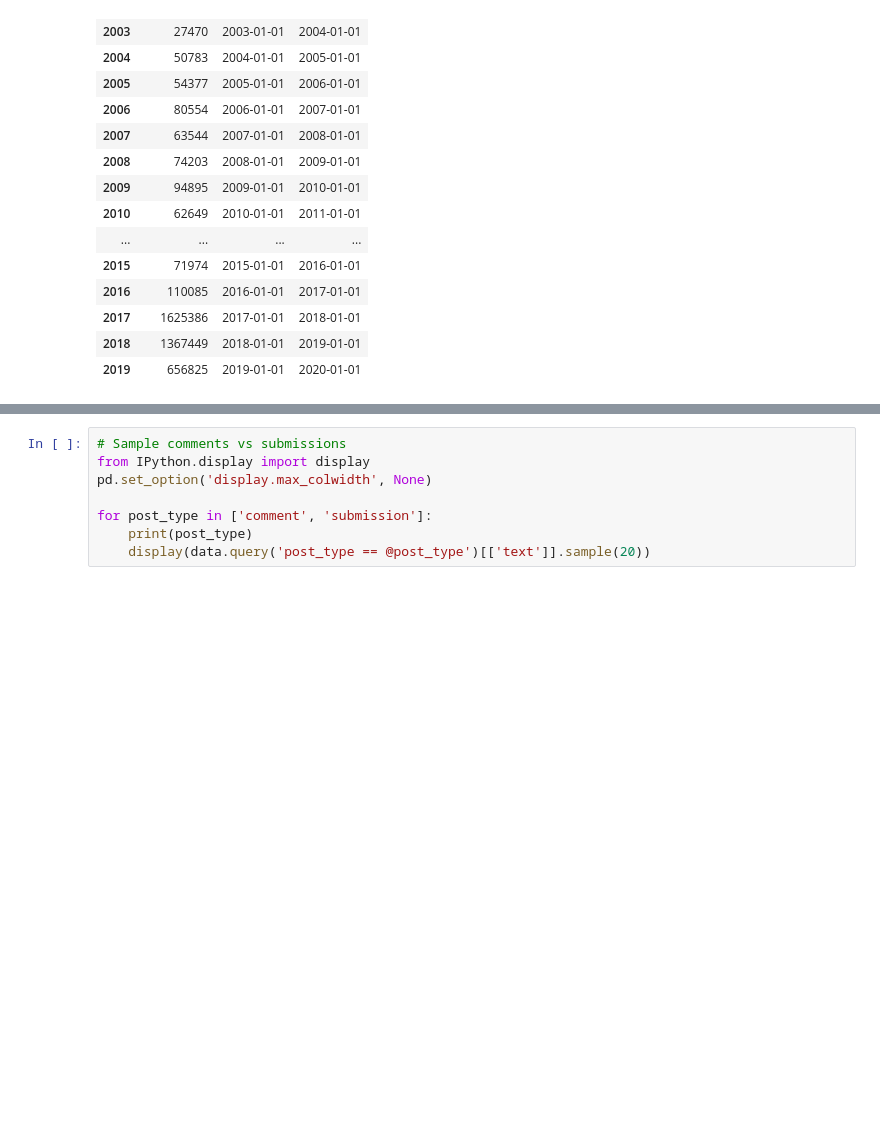
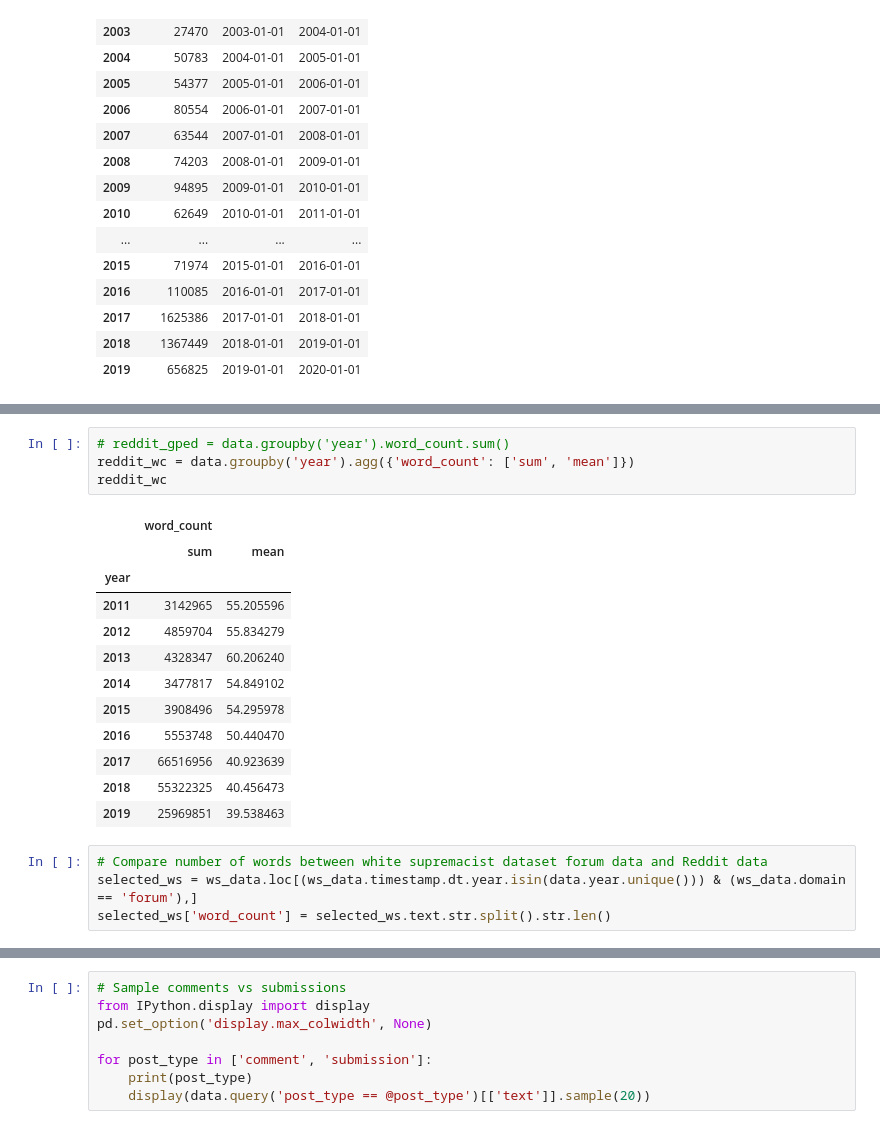
Before and after one commit to michaelmilleryoder/white_supremacist_lang, a Jupyter notebook: jupyter/neutral_data.ipynb, the cells around one changed output, grey strips where cells are left out. Cells and saved outputs as stored; diff of their text form; blank space fills up the shorter version.

```diff
--- a/jupyter/neutral_data.ipynb
+++ b/jupyter/neutral_data.ipynb
@@ -121,0 +93,21 @@ See the caveats in the documentation: https://pandas.pydata.org/pandas-docs/stab
+# %%
+# reddit_gped = data.groupby('year').word_count.sum()
+reddit_wc = data.groupby('year').agg({'word_count': ['sum', 'mean']})
+reddit_wc
+# %% [output]
+|  | word_count |  |
+|  | sum | mean |
+| year |  |  |
+| 2011 | 3142965 | 55.205596 |
+| 2012 | 4859704 | 55.834279 |
+| 2013 | 4328347 | 60.206240 |
+| 2014 | 3477817 | 54.849102 |
+| 2015 | 3908496 | 54.295978 |
+| 2016 | 5553748 | 50.440470 |
+| 2017 | 66516956 | 40.923639 |
+| 2018 | 55322325 | 40.456473 |
+| 2019 | 25969851 | 39.538463 |
+# %%
+# Compare number of words between white supremacist dataset forum data and Reddit data
+selected_ws = ws_data.loc[(ws_data.timestamp.dt.year.isin(data.year.unique())) & (ws_data.domain == 'forum'),]
+selected_ws['word_count'] = selected_ws.text.str.split().str.len()
```
Also changed, not shown: parts of 11 cells of this notebook.
